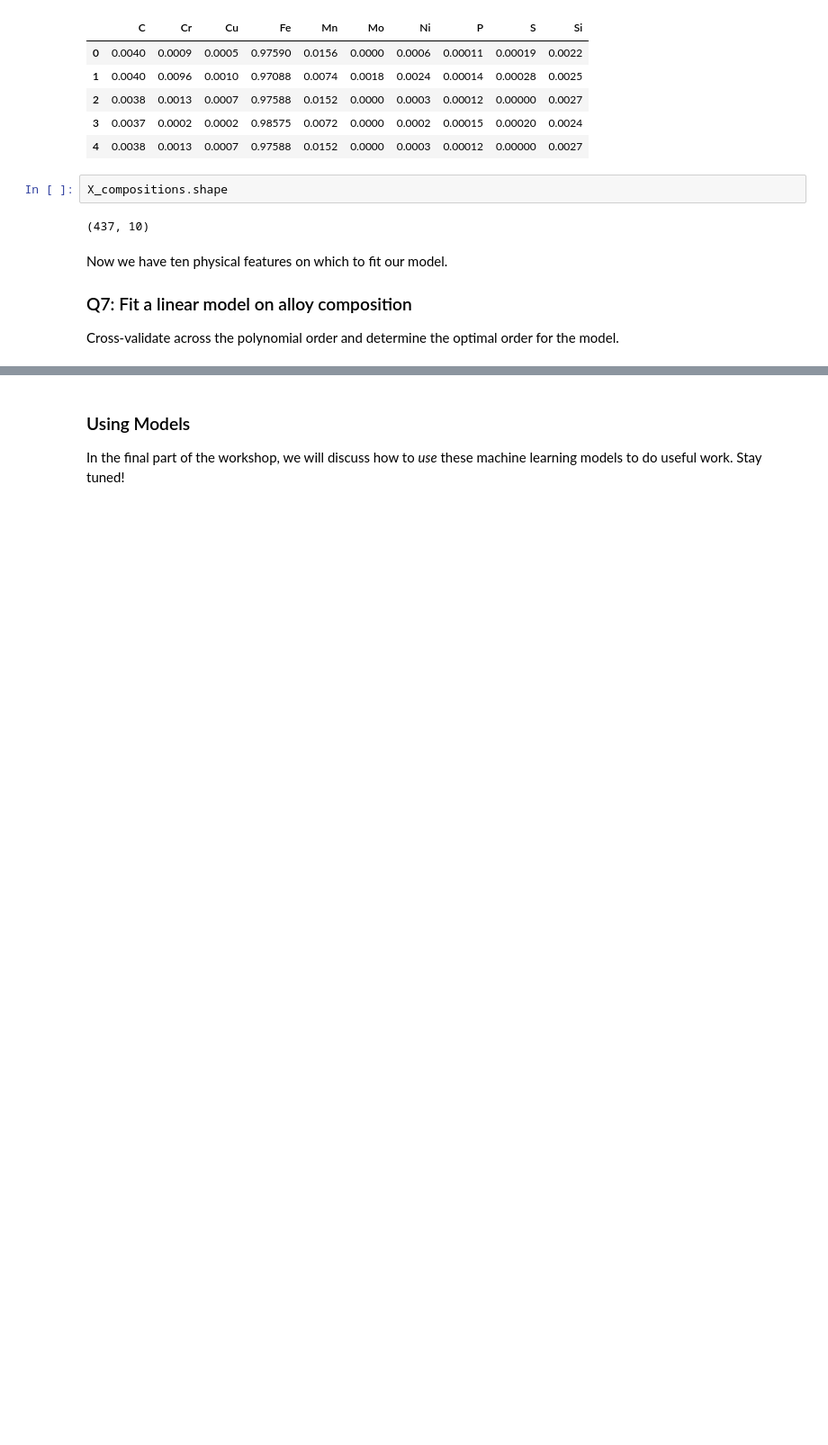
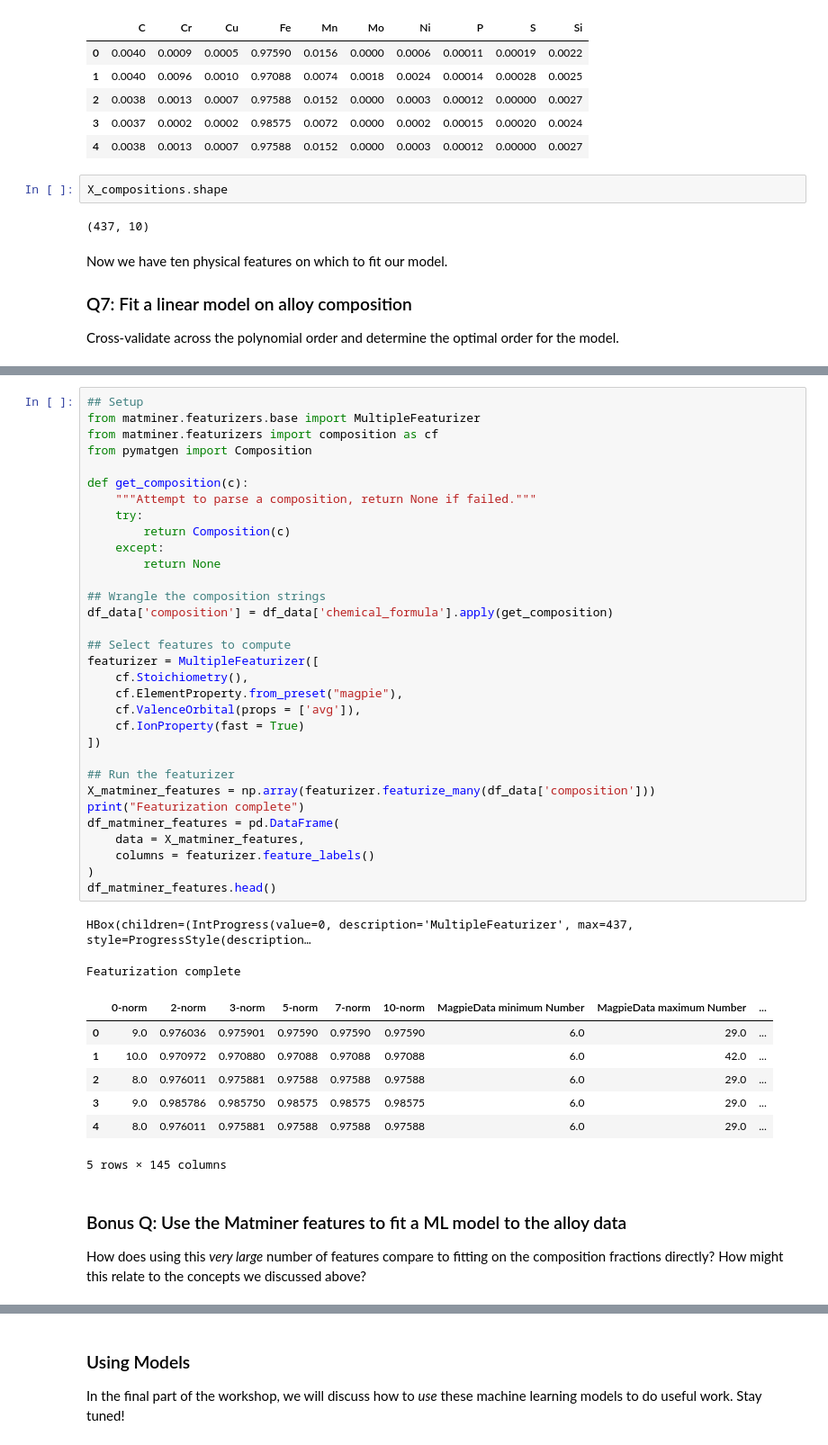
Before and after one commit to zdelrosario/ga-tech-workshop, a Jupyter notebook: files/exercises/04_exercise.ipynb, the cells around one changed output, grey strips where cells are left out. Shown: that part at 90% size. Cells and saved outputs as stored; diff of their text form; blank space fills up the shorter version.

Commit message:
matminer example

```diff
--- a/files/exercises/04_exercise.ipynb
+++ b/files/exercises/04_exercise.ipynb
@@ -405 +412,46 @@ NDE_min = 0.3762770089971318
+# %%
+## Setup
+from matminer.featurizers.base import MultipleFeaturizer
+from matminer.featurizers import composition as cf
+from pymatgen import Composition
+
+def get_composition(c):
+    """Attempt to parse a composition, return None if failed."""
+    try:
+        return Composition(c)
+    except:
+        return None
+
+## Wrangle the composition strings
+df_data['composition'] = df_data['chemical_formula'].apply(get_composition)
+
+## Select features to compute
+featurizer = MultipleFeaturizer([
+    cf.Stoichiometry(),
+    cf.ElementProperty.from_preset("magpie"),
+    cf.ValenceOrbital(props = ['avg']),
+    cf.IonProperty(fast = True)
+])
+
+## Run the featurizer
+X_matminer_features = np.array(featurizer.featurize_many(df_data['composition']))
+print("Featurization complete")
+df_matminer_features = pd.DataFrame(
+    data = X_matminer_features,
+    columns = featurizer.feature_labels()
+)
+df_matminer_features.head()
+# %% [output]
+HBox(children=(IntProgress(value=0, description='MultipleFeaturizer', max=437, style=ProgressStyle(description…
+Featurization complete
+|  | 0-norm | 2-norm | 3-norm | 5-norm | 7-norm | 10-norm | MagpieData minimum Number | MagpieData maximum Number | ... |
+| 0 | 9.0 | 0.976036 | 0.975901 | 0.97590 | 0.97590 | 0.97590 | 6.0 | 29.0 | ... |
+| 1 | 10.0 | 0.970972 | 0.970880 | 0.97088 | 0.97088 | 0.97088 | 6.0 | 42.0 | ... |
+| 2 | 8.0 | 0.976011 | 0.975881 | 0.97588 | 0.97588 | 0.97588 | 6.0 | 29.0 | ... |
+| 3 | 9.0 | 0.985786 | 0.985750 | 0.98575 | 0.98575 | 0.98575 | 6.0 | 29.0 | ... |
+| 4 | 8.0 | 0.976011 | 0.975881 | 0.97588 | 0.97588 | 0.97588 | 6.0 | 29.0 | ... |
+5 rows × 145 columns
+# %% [markdown]
+### Bonus Q: Use the Matminer features to fit a ML model to the alloy data
+How does using this *very large* number of features compare to fitting on the composition fractions directly? How might this relate to the concepts we discussed above?
 # %% [markdown]
```
Also changed, not shown: parts of 14 cells of this notebook, 2 other files.
